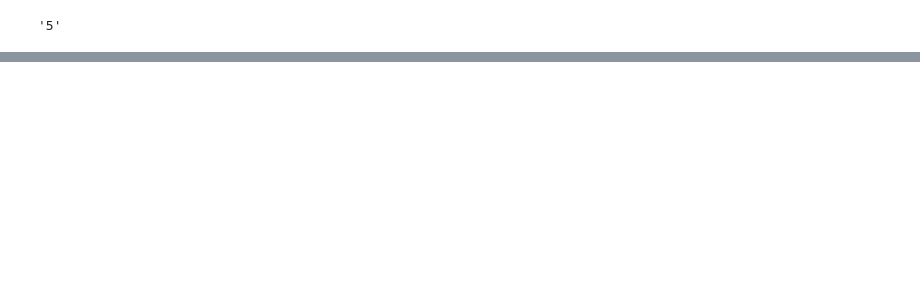
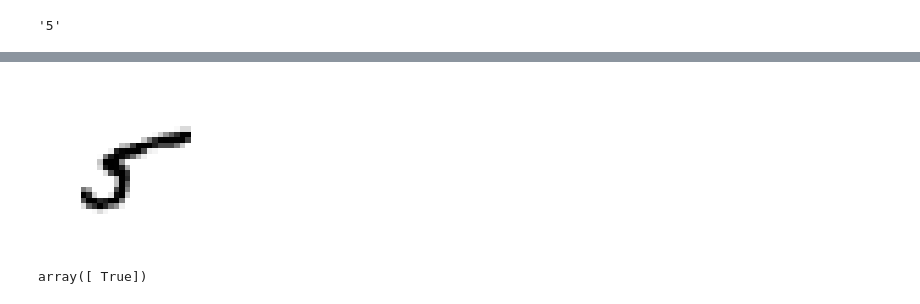
Before and after one commit to KumudithaSilva/Sklearn-ML, a Jupyter notebook: ML_Classification/minest.ipynb, the cells around one changed output, grey strips where cells are left out. Drawn from its saved outputs; the diff is of its cells as text; code cells hidden in the pictures; blank space fills up the shorter version.

```diff
--- a/ML_Classification/minest.ipynb
+++ b/ML_Classification/minest.ipynb
@@ -34,0 +112,3 @@ y[0]
+# %%
+digit_five = numerical_data.drop(columns=['class']).iloc[[65]].to_numpy()
+digit_five
@@ -34,0 +133,13 @@ y[0]
+# %%
+digit_five_image = digit_five.reshape(28, 28)
+# %%
+plt.figure(figsize=(2, 2))
+plt.imshow(digit_five_image, cmap="binary")
+plt.axis("off")
+plt.show()
+# %% [output]
+[figure, added]
+# %%
+sgd_clf.predict(digit_five)
+# %% [output]
+array([ True])
```
Also changed, not shown: parts of 16 cells of this notebook.
